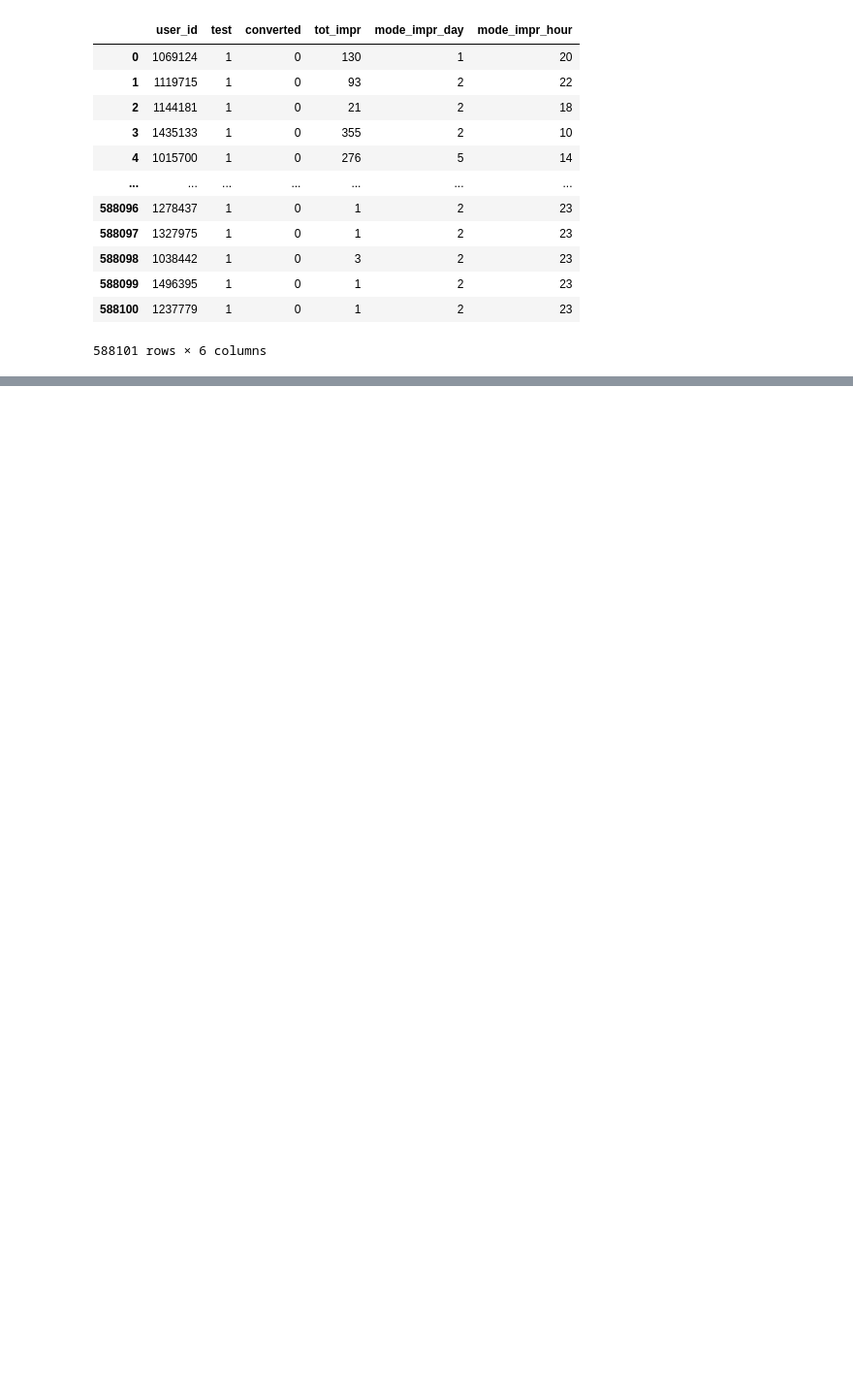
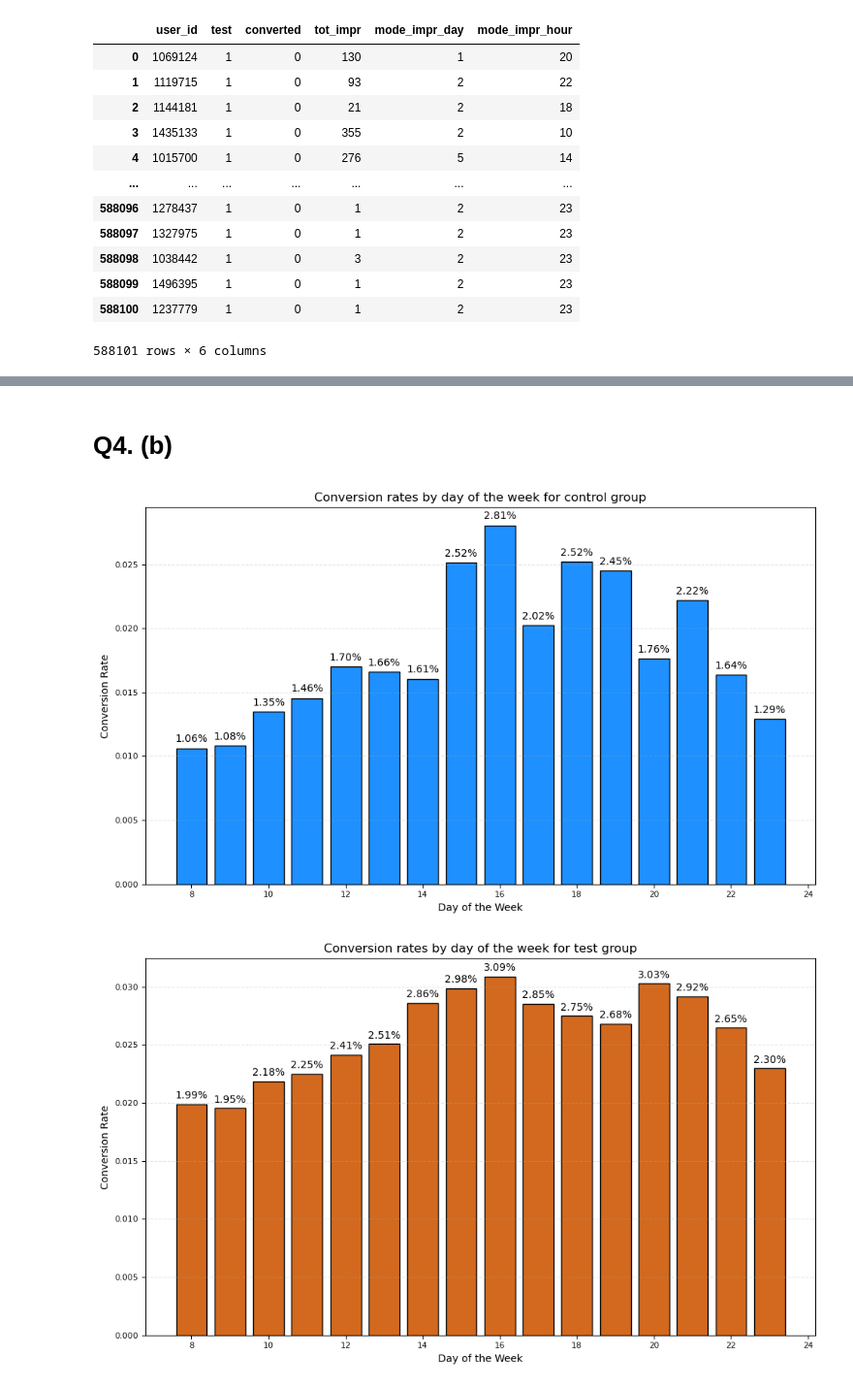
Before and after one commit to akshat-karwa/MGT_FP, a Jupyter notebook: final_code.ipynb, the cells around one changed output, grey strips where cells are left out. Shown at 97% size. Cells and saved outputs as stored; diff of their text form; code cells hidden in the pictures; blank space fills up the shorter version.

```diff
--- a/final_code.ipynb
+++ b/final_code.ipynb
@@ -180,0 +213,14 @@ data
+# %% [markdown]
+# Q4. (b)
+# %%
+# exclude hours btw midnight and 8 AM
+def filter_df(data, hour_col):
+    df = data[data[hour_col].between(8, 23, inclusive="both")]
+    return df
+
+hour_col = 'mode_impr_hour'
+plot_q4(filter_df(control_group.copy(), hour_col), 'control', hour_col, 'dodgerblue')
+plot_q4(filter_df(test_group.copy(), hour_col), 'test', hour_col, 'chocolate')
+# %% [output]
+[figure, added]
+[figure, added]
```
Also changed, not shown: parts of 3 cells of this notebook.
